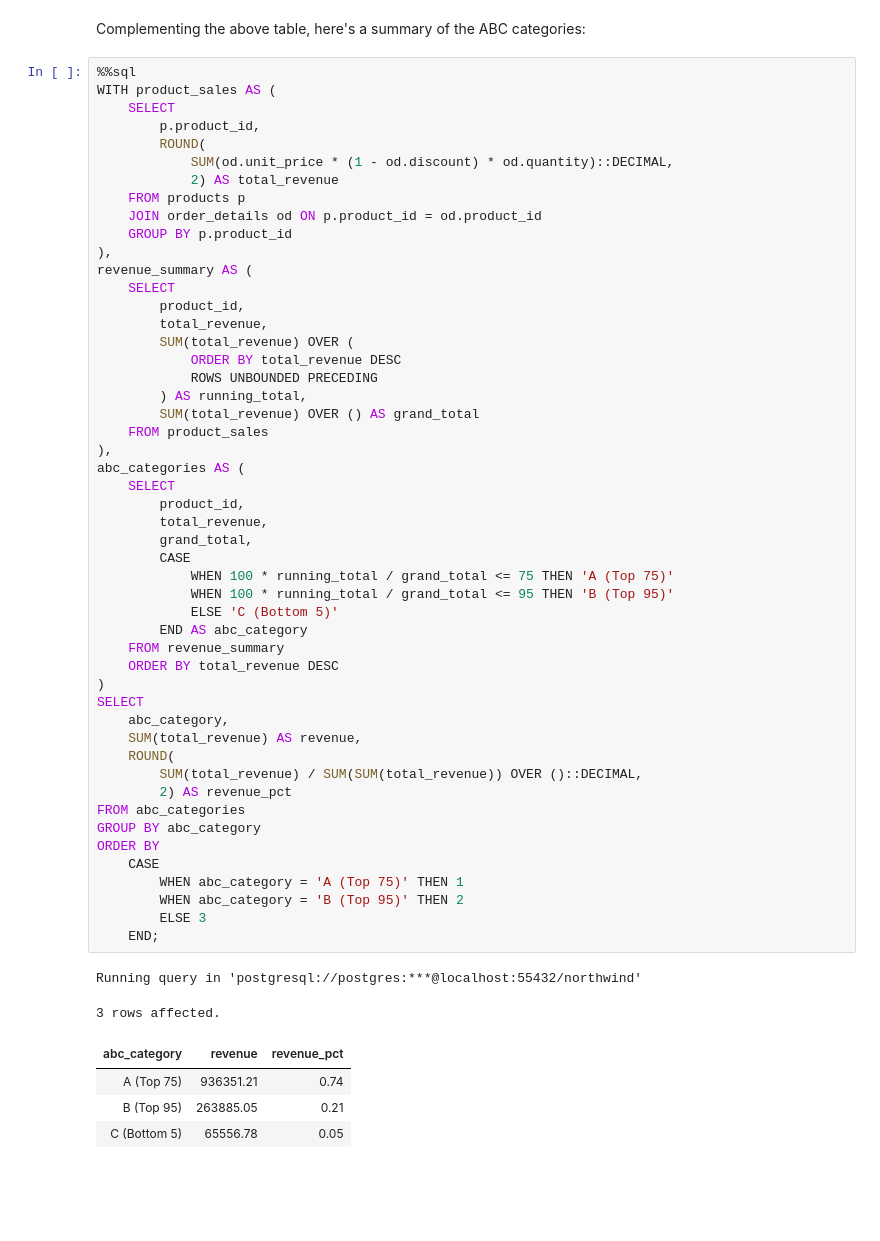
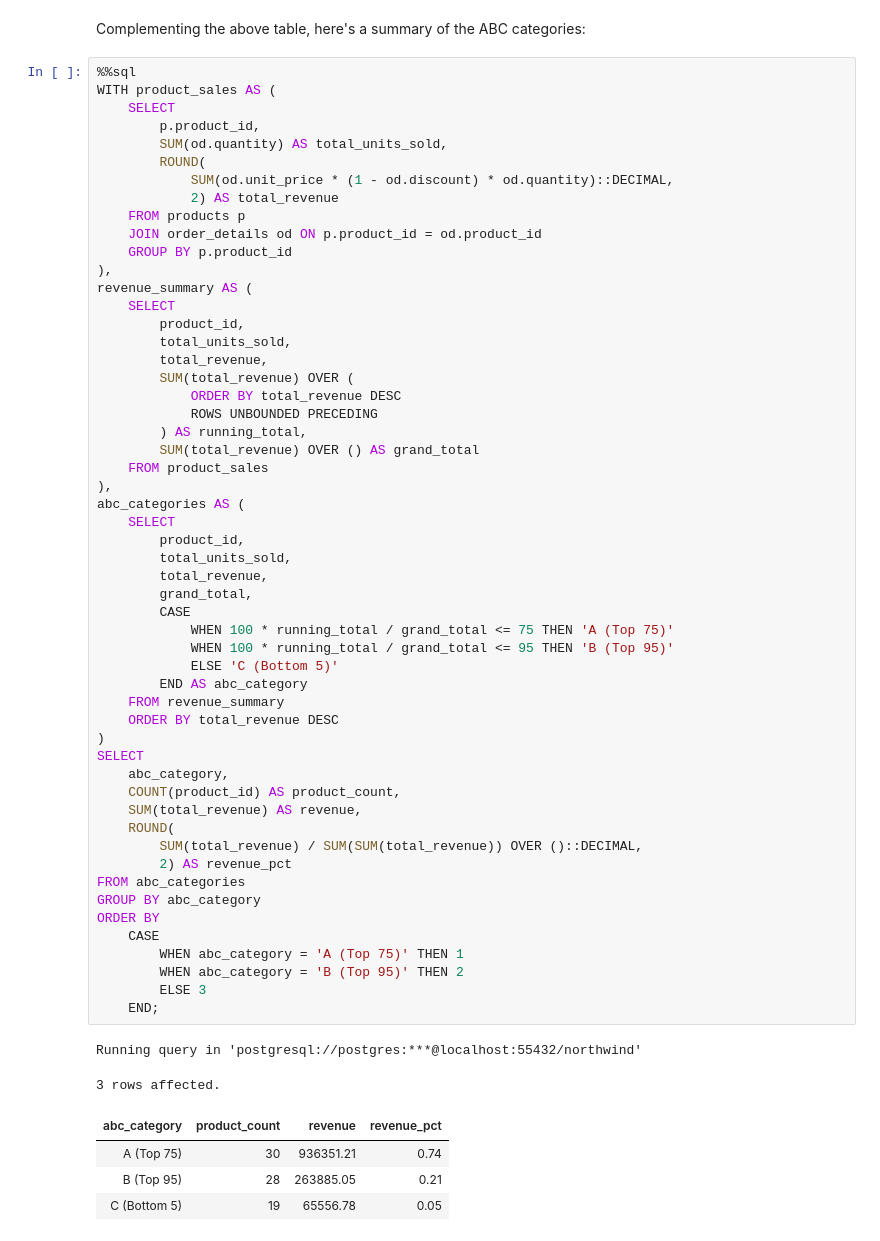
Before and after one commit to seckinadali/northwind-sql-analytics, a Jupyter notebook: northwind_queries.ipynb, the cells around one changed output. Drawn from its saved outputs; the diff is of its cells as text; blank space fills up the shorter version.

Commit message:
Add product count per category in the ABC analysis summary in task 4 in northwind_queries

```diff
--- a/northwind_queries.ipynb
+++ b/northwind_queries.ipynb
@@ -297,6 +297,7 @@ Complementing the above table, here's a summary of the ABC categories:
 WITH product_sales AS (
     SELECT
         p.product_id,
+        SUM(od.quantity) AS total_units_sold,
         ROUND(
             SUM(od.unit_price * (1 - od.discount) * od.quantity)::DECIMAL,
             2) AS total_revenue
@@ -307,6 +308,7 @@ WITH product_sales AS (
 revenue_summary AS (
     SELECT
         product_id,
+        total_units_sold,
         total_revenue,
         SUM(total_revenue) OVER (
             ORDER BY total_revenue DESC
@@ -318,34 +320,36 @@ revenue_summary AS (
 abc_categories AS (
     SELECT
         product_id,
+        total_units_sold,
         total_revenue,
         grand_total,
         CASE
             WHEN 100 * running_total / grand_total <= 75 THEN 'A (Top 75)'
             WHEN 100 * running_total / grand_total <= 95 THEN 'B (Top 95)'
             ELSE 'C (Bottom 5)'
         END AS abc_category
     FROM revenue_summary
     ORDER BY total_revenue DESC
 )
 SELECT
     abc_category,
+    COUNT(product_id) AS product_count,
     SUM(total_revenue) AS revenue,
     ROUND(
         SUM(total_revenue) / SUM(SUM(total_revenue)) OVER ()::DECIMAL,
         2) AS revenue_pct
 FROM abc_categories
 GROUP BY abc_category
 ORDER BY
     CASE
         WHEN abc_category = 'A (Top 75)' THEN 1
         WHEN abc_category = 'B (Top 95)' THEN 2
         ELSE 3
     END;
 # %% [output]
 Running query in 'postgresql://postgres:***@localhost:55432/northwind'
 3 rows affected.
-| abc_category | revenue | revenue_pct |
-| A (Top 75) | 936351.21 | 0.74 |
-| B (Top 95) | 263885.05 | 0.21 |
-| C (Bottom 5) | 65556.78 | 0.05 |
+| abc_category | product_count | revenue | revenue_pct |
+| A (Top 75) | 30 | 936351.21 | 0.74 |
+| B (Top 95) | 28 | 263885.05 | 0.21 |
+| C (Bottom 5) | 19 | 65556.78 | 0.05 |
```
